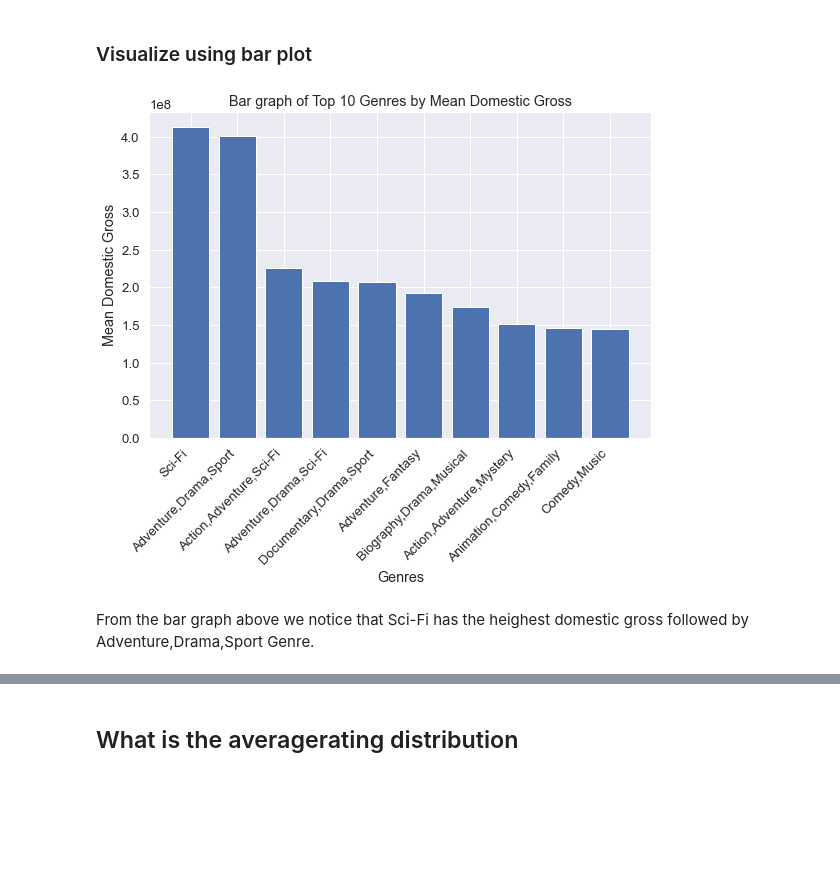
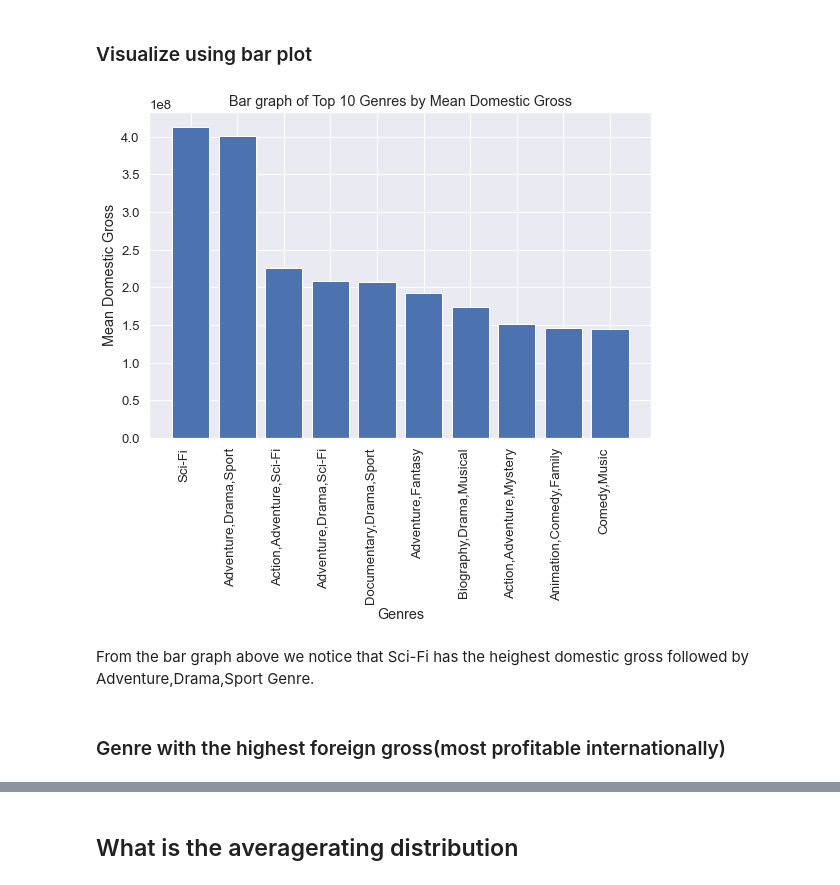
Before and after one commit to Trixiemoek/dsc-phase-1-project, a Jupyter notebook: student.ipynb, the cells around one changed output, grey strips where cells are left out. Saved outputs shown, nothing was run; the diff lists cells and outputs as text; code cells hidden in the pictures; blank space fills up the shorter version.

```diff
--- a/student.ipynb
+++ b/student.ipynb
@@ -420,15 +505,17 @@ From the above cell, we see that Sci-Fi has the highest revenue locally
 # %%
 # Create a bar plot that displays the first 10 genres with highest domestic gross
 top_10= most_popular.head(10)
 plt.subplots(figsize=(9,6))
 plt.bar(x=top_10.index, height=top_10.values)
 #set x,y and title labels
 plt.xlabel('Genres')
 plt.ylabel('Mean Domestic Gross')
 plt.title('Bar graph of Top 10 Genres by Mean Domestic Gross')
-plt.xticks(rotation=45, ha = 'right')
+plt.xticks(rotation=90, ha = 'right')
 plt.show()
 # %% [output]
-[figure, old version]
+[figure, new version]
 # %% [markdown]
 From the bar graph above we notice that Sci-Fi has the heighest domestic gross followed by Adventure,Drama,Sport Genre.
+# %% [markdown]
+### Genre with the highest foreign gross(most profitable internationally)
```
Also changed, not shown: parts of 30 cells of this notebook.
